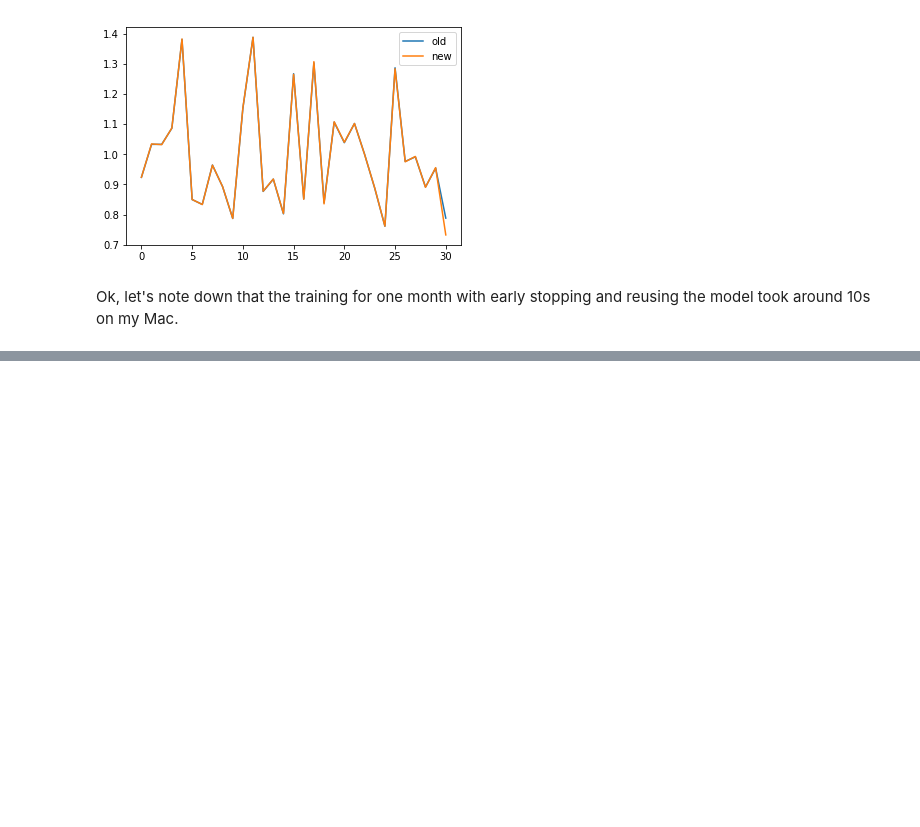
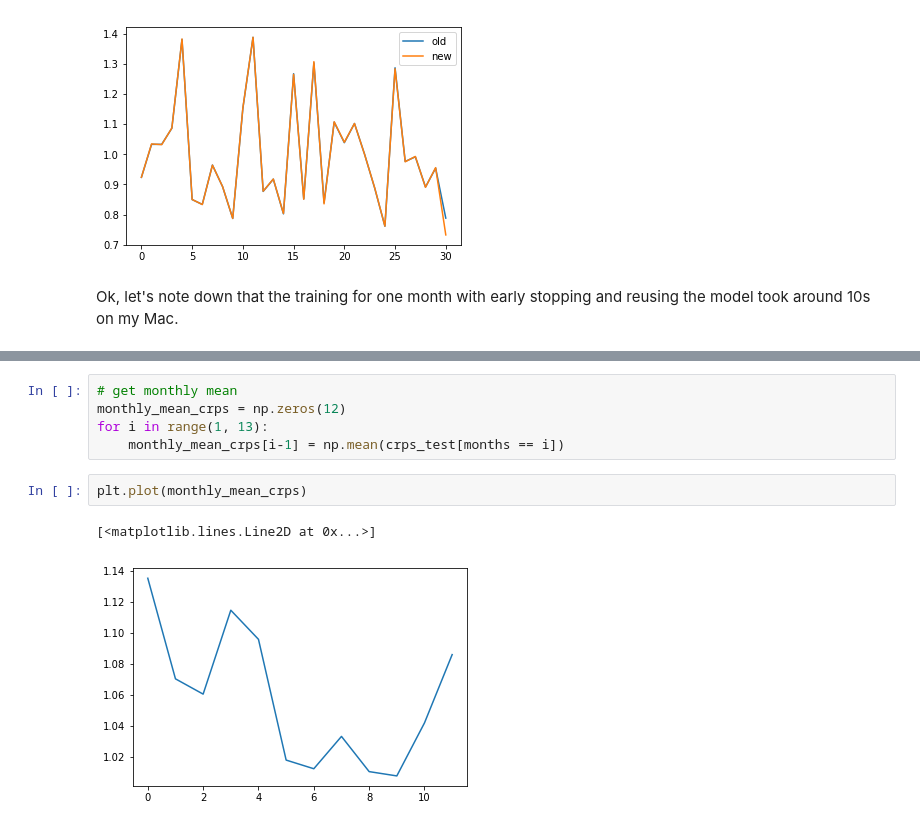
Before and after one commit to slerch/ppnn, a Jupyter notebook: nn_models/simple_network.ipynb, the cells around one changed output, grey strips where cells are left out. Drawn from its saved outputs; the diff is of its cells as text; blank space fills up the shorter version.

```diff
--- a/nn_models/simple_network.ipynb
+++ b/nn_models/simple_network.ipynb
@@ -355,0 +397,10 @@ Ok, let's note down that the training for one month with early stopping and reus
+# %%
+# get monthly mean
+monthly_mean_crps = np.zeros(12)
+for i in range(1, 13):
+    monthly_mean_crps[i-1] = np.mean(crps_test[months == i])
+# %%
+plt.plot(monthly_mean_crps)
+# %% [output]
+[<matplotlib.lines.Line2D at 0x...>]
+[figure, added]
```
Also changed, not shown: parts of 5 cells of this notebook.
